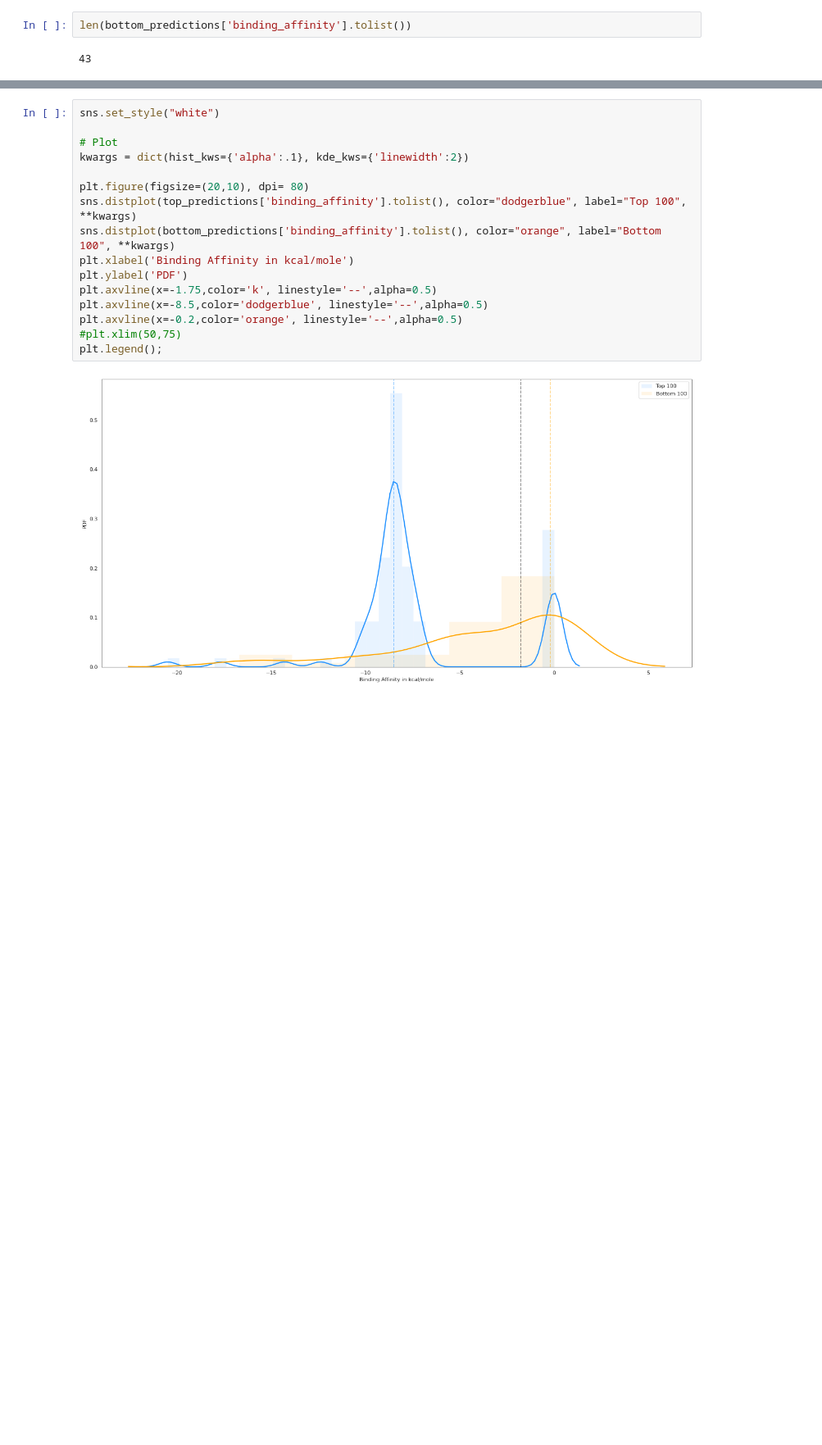
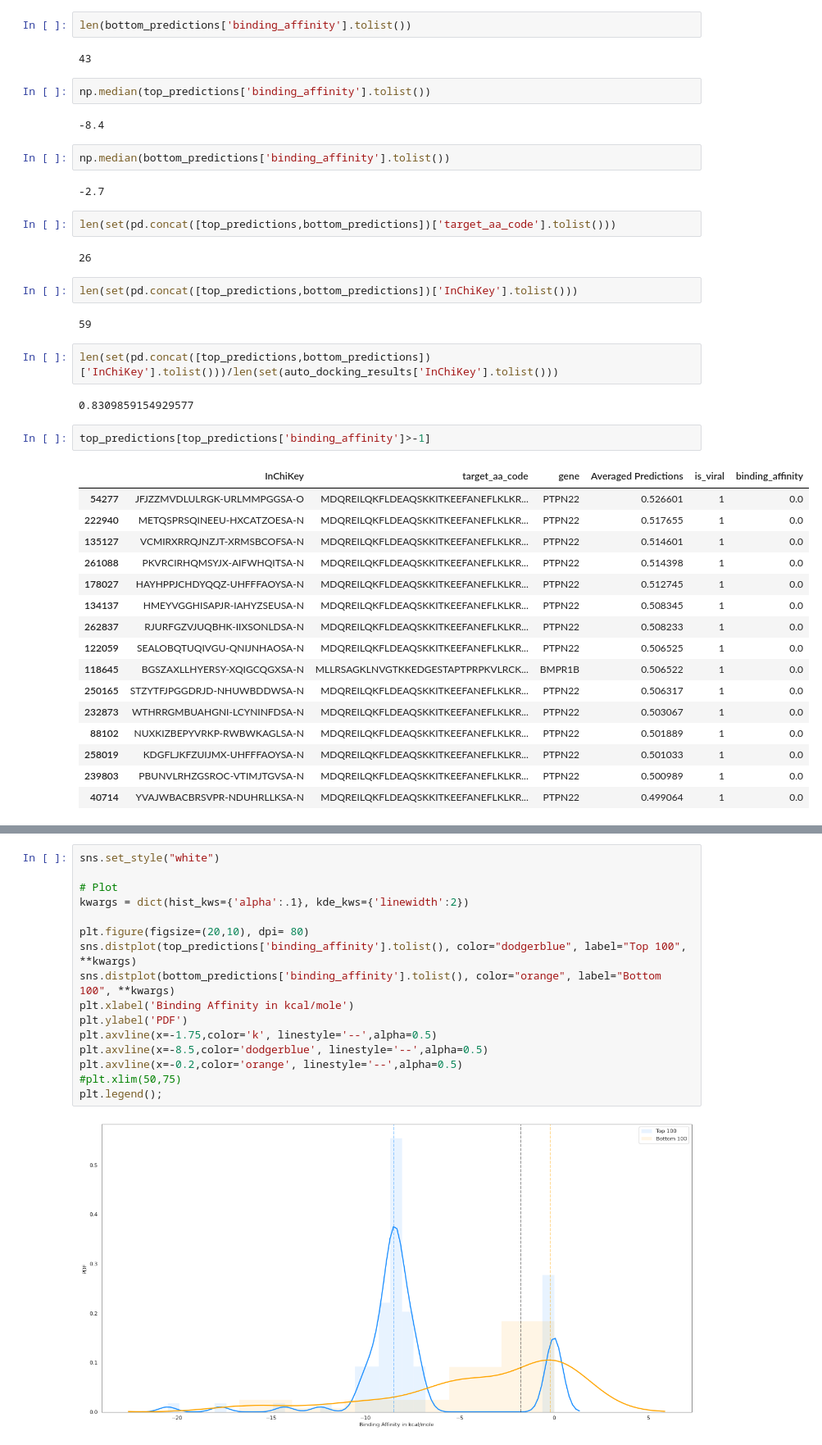
Before and after one commit to Barabasi-Lab/AI-Bind, a Jupyter notebook: Validation/SARS-CoV-2 Predictions Analysis VecNet.ipynb, the cells around one changed output, grey strips where cells are left out. Shown: that part at 82% size. Cells and saved outputs as stored; diff of their text form; blank space fills up the shorter version.

```diff
--- a/Validation/SARS-CoV-2 Predictions Analysis VecNet.ipynb
+++ b/Validation/SARS-CoV-2 Predictions Analysis VecNet.ipynb
@@ -89,3 +640,42 @@ len(top_predictions['binding_affinity'].tolist())
 len(bottom_predictions['binding_affinity'].tolist())
 # %% [output]
 43
+# %%
+np.median(top_predictions['binding_affinity'].tolist())
+# %% [output]
+-8.4
+# %%
+np.median(bottom_predictions['binding_affinity'].tolist())
+# %% [output]
+-2.7
+# %%
+len(set(pd.concat([top_predictions,bottom_predictions])['target_aa_code'].tolist()))
+# %% [output]
+26
+# %%
+len(set(pd.concat([top_predictions,bottom_predictions])['InChiKey'].tolist()))
+# %% [output]
+59
+# %%
+len(set(pd.concat([top_predictions,bottom_predictions])['InChiKey'].tolist()))/len(set(auto_docking_results['InChiKey'].tolist()))
+# %% [output]
+0.8309859154929577
+# %%
+top_predictions[top_predictions['binding_affinity']>-1]
+# %% [output]
+|  | InChiKey | target_aa_code | gene | Averaged Predictions | is_viral | binding_affinity |
+| 54277 | JFJZZMVDLULRGK-URLMMPGGSA-O | MDQREILQKFLDEAQSKKITKEEFANEFLKLKR... | PTPN22 | 0.526601 | 1 | 0.0 |
+| 222940 | METQSPRSQINEEU-HXCATZOESA-N | MDQREILQKFLDEAQSKKITKEEFANEFLKLKR... | PTPN22 | 0.517655 | 1 | 0.0 |
+| 135127 | VCMIRXRRQJNZJT-XRMSBCOFSA-N | MDQREILQKFLDEAQSKKITKEEFANEFLKLKR... | PTPN22 | 0.514601 | 1 | 0.0 |
+| 261088 | PKVRCIRHQMSYJX-AIFWHQITSA-N | MDQREILQKFLDEAQSKKITKEEFANEFLKLKR... | PTPN22 | 0.514398 | 1 | 0.0 |
+| 178027 | HAYHPPJCHDYQQZ-UHFFFAOYSA-N | MDQREILQKFLDEAQSKKITKEEFANEFLKLKR... | PTPN22 | 0.512745 | 1 | 0.0 |
+| 134137 | HMEYVGGHISAPJR-IAHYZSEUSA-N | MDQREILQKFLDEAQSKKITKEEFANEFLKLKR... | PTPN22 | 0.508345 | 1 | 0.0 |
+| 262837 | RJURFGZVJUQBHK-IIXSONLDSA-N | MDQREILQKFLDEAQSKKITKEEFANEFLKLKR... | PTPN22 | 0.508233 | 1 | 0.0 |
+| 122059 | SEALOBQTUQIVGU-QNIJNHAOSA-N | MDQREILQKFLDEAQSKKITKEEFANEFLKLKR... | PTPN22 | 0.506525 | 1 | 0.0 |
+| 118645 | BGSZAXLLHYERSY-XQIGCQGXSA-N | MLLRSAGKLNVGTKKEDGESTAPTPRPKVLRCK... | BMPR1B | 0.506522 | 1 | 0.0 |
+| 250165 | STZYTFJPGGDRJD-NHUWBDDWSA-N | MDQREILQKFLDEAQSKKITKEEFANEFLKLKR... | PTPN22 | 0.506317 | 1 | 0.0 |
+| 232873 | WTHRRGMBUAHGNI-LCYNINFDSA-N | MDQREILQKFLDEAQSKKITKEEFANEFLKLKR... | PTPN22 | 0.503067 | 1 | 0.0 |
+| 88102 | NUXKIZBEPYVRKP-RWBWKAGLSA-N | MDQREILQKFLDEAQSKKITKEEFANEFLKLKR... | PTPN22 | 0.501889 | 1 | 0.0 |
+| 258019 | KDGFLJKFZUIJMX-UHFFFAOYSA-N | MDQREILQKFLDEAQSKKITKEEFANEFLKLKR... | PTPN22 | 0.501033 | 1 | 0.0 |
+| 239803 | PBUNVLRHZGSROC-VTIMJTGVSA-N | MDQREILQKFLDEAQSKKITKEEFANEFLKLKR... | PTPN22 | 0.500989 | 1 | 0.0 |
+| 40714 | YVAJWBACBRSVPR-NDUHRLLKSA-N | MDQREILQKFLDEAQSKKITKEEFANEFLKLKR... | PTPN22 | 0.499064 | 1 | 0.0 |
```
Also changed, not shown: parts of 75 cells of this notebook, 27 other files.
